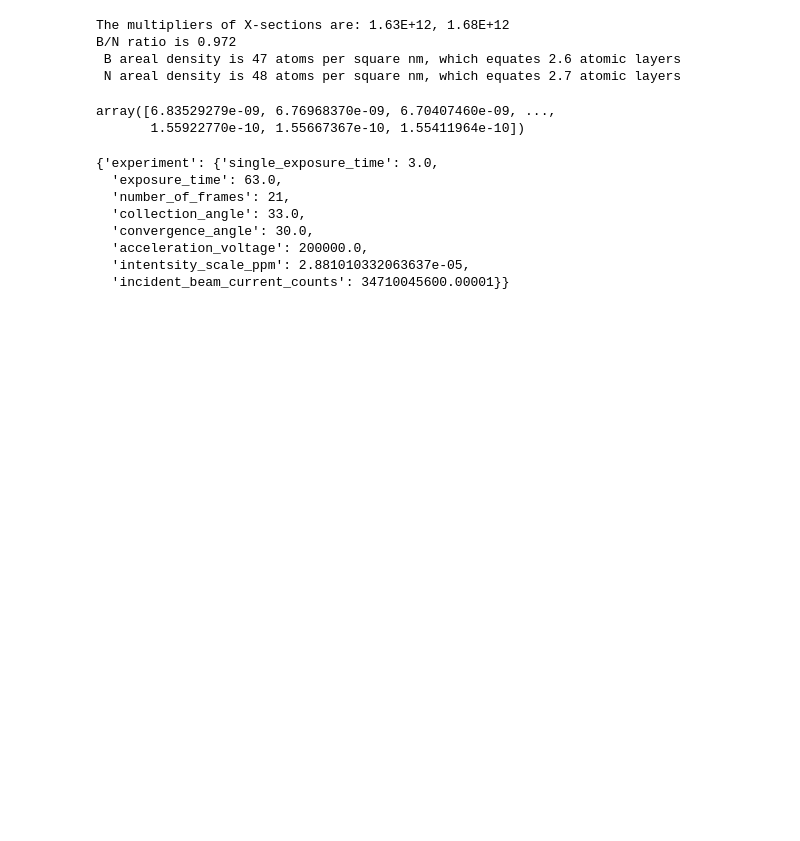
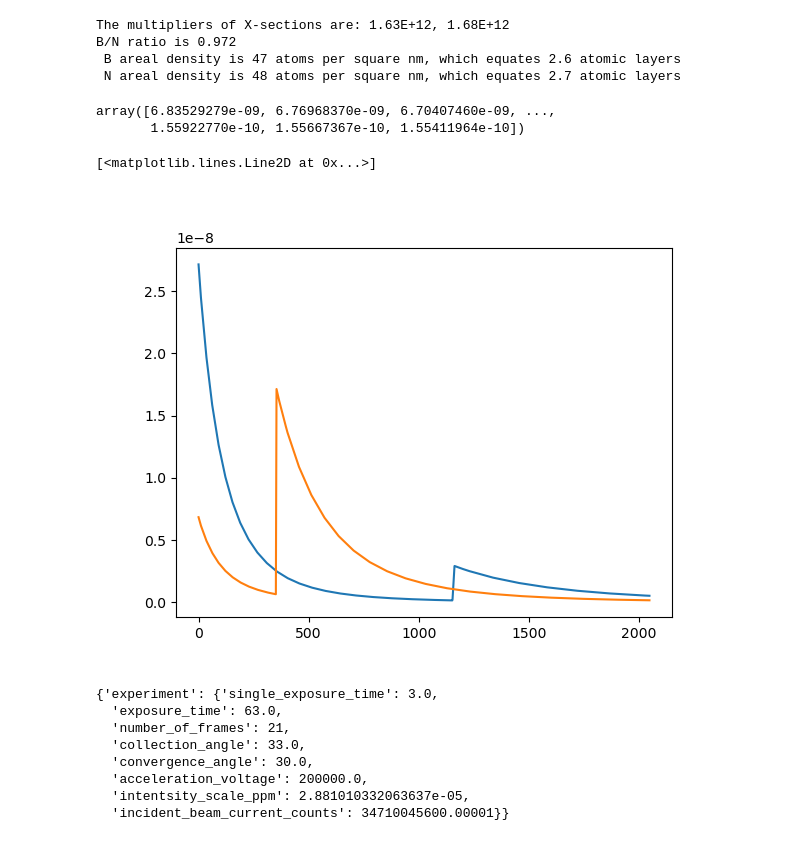
Before and after one commit to gduscher/MLSTEM2024, a Jupyter notebook: Day3/5_Introduction_Core_Loss.ipynb, the cells around one changed output. Cells and saved outputs as stored; diff of their text form; code cells hidden in the pictures; blank space fills up the shorter version.

```diff
--- a/Day3/5_Introduction_Core_Loss.ipynb
+++ b/Day3/5_Introduction_Core_Loss.ipynb
@@ -1177,6 +1176,15 @@ B_Xsection
 # %% [output]
 array([6.83529279e-09, 6.76968370e-09, 6.70407460e-09, ...,
        1.55922770e-10, 1.55667367e-10, 1.55411964e-10])
+# %%
+N_Xsection = eels.xsec_xrpa(energy_scale, 60, 7,  40. )/1e10
+N_Xsection
+plt.figure()
+plt.plot(N_Xsection)
+plt.plot(B_Xsection)
+# %% [output]
+[<matplotlib.lines.Line2D at 0x...>]
+[figure, added]
 # %%
 spectrum.metadata
 # %% [output]
```
Also changed, not shown: parts of 4 cells of this notebook, 2 other files.
